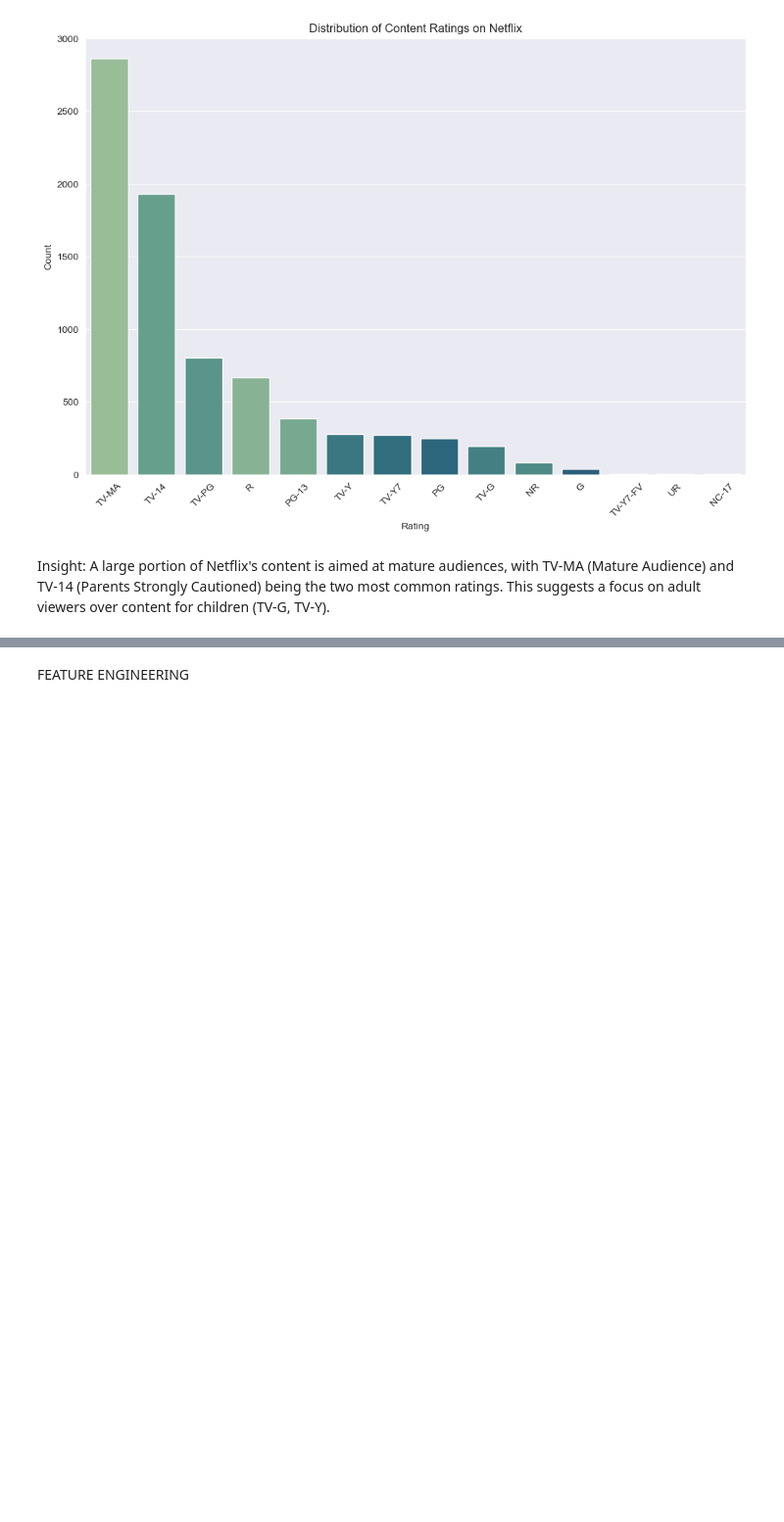
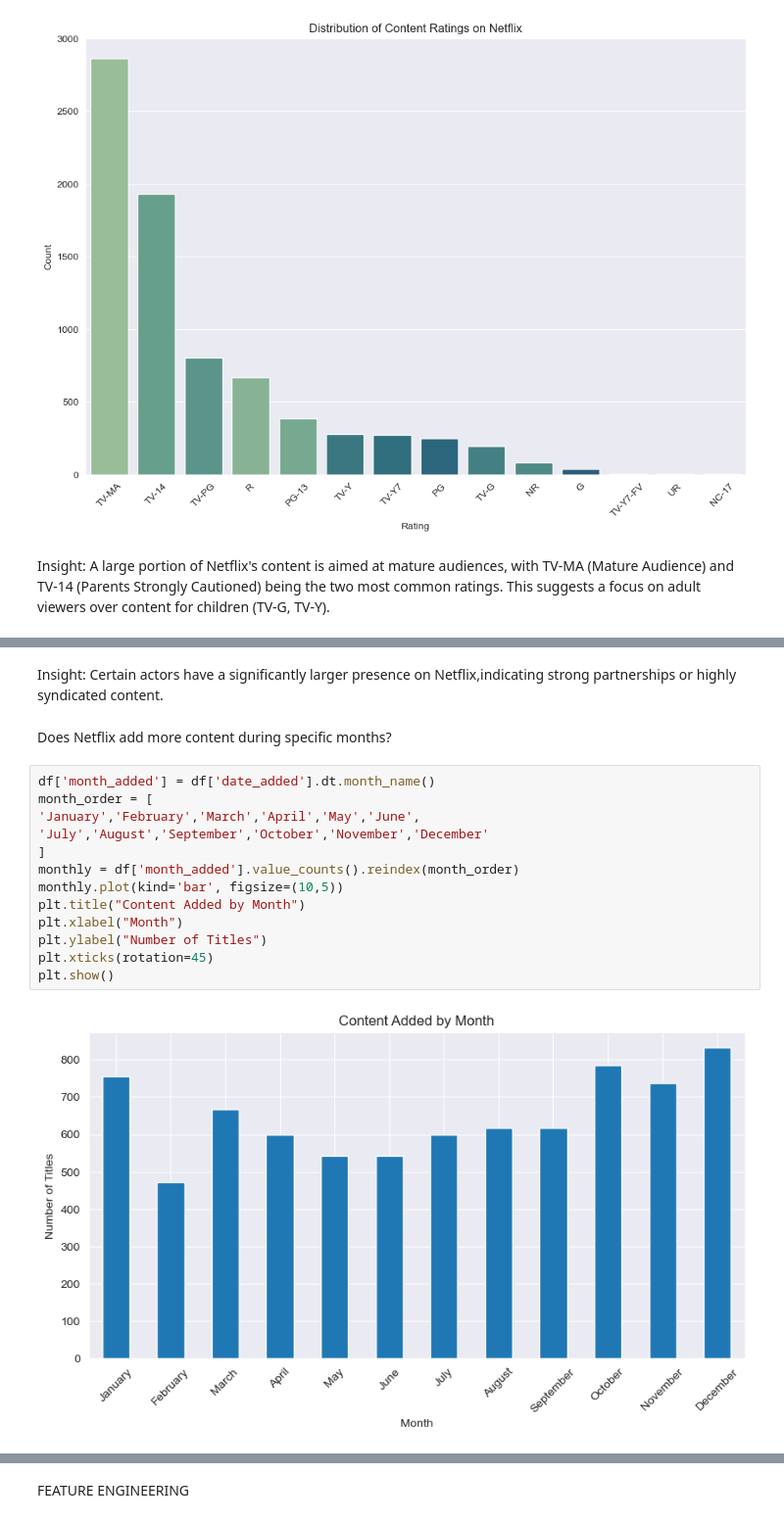
Before and after one commit to manshagupta217/Netflix-Content-Strategy-Analysis, a Jupyter notebook: notebooks/Netflix_Analysis.ipynb, the cells around one changed output, grey strips where cells are left out. Shown at 98% size. Drawn from its saved outputs; the diff is of its cells as text; blank space fills up the shorter version.

```diff
--- a/notebooks/Netflix_Analysis.ipynb
+++ b/notebooks/Netflix_Analysis.ipynb
@@ -382,0 +369,19 @@ Insight: A large portion of Netflix's content is aimed at mature audiences, with
+# %% [markdown]
+Insight: Certain actors have a significantly larger presence on Netflix,indicating strong partnerships or highly syndicated content.
+# %% [markdown]
+Does Netflix add more content during specific months?
+# %%
+df['month_added'] = df['date_added'].dt.month_name()
+month_order = [
+'January','February','March','April','May','June',
+'July','August','September','October','November','December'
+]
+monthly = df['month_added'].value_counts().reindex(month_order)
+monthly.plot(kind='bar', figsize=(10,5))
+plt.title("Content Added by Month")
+plt.xlabel("Month")
+plt.ylabel("Number of Titles")
+plt.xticks(rotation=45)
+plt.show()
+# %% [output]
+[figure, added]
```
Also changed, not shown: parts of 35 cells of this notebook.
